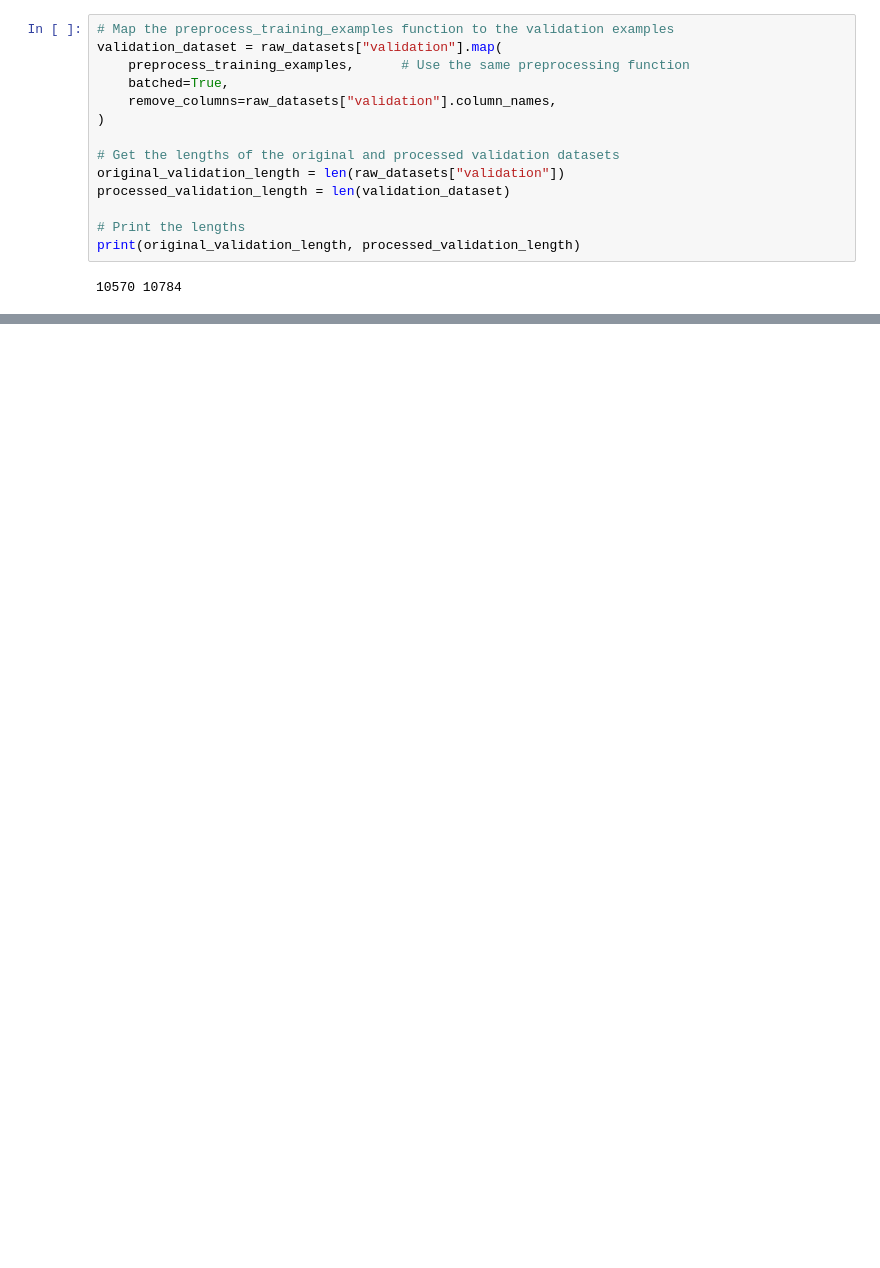
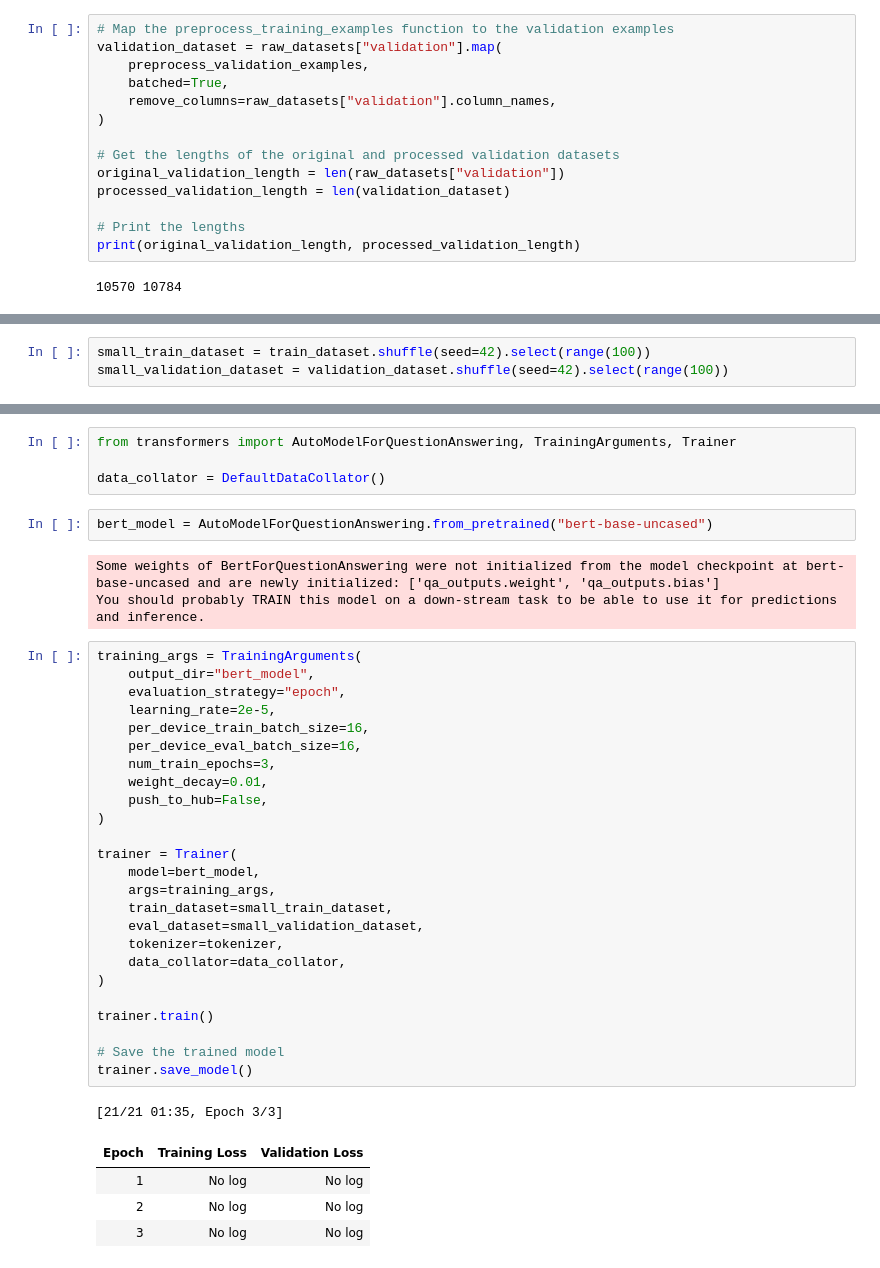
Before and after one commit to winsonchow/SQuAD-question-answering, a Jupyter notebook: SQuAD-question-answering.ipynb, the cells around one changed output, grey strips where cells are left out. Cells and saved outputs as stored; diff of their text form; blank space fills up the shorter version.

Commit message:
Implemented BERT model

```diff
--- a/SQuAD-question-answering.ipynb
+++ b/SQuAD-question-answering.ipynb
@@ -433,7 +478,7 @@ print(original_dataset_length, processed_dataset_length)
 # %%
 # Map the preprocess_training_examples function to the validation examples
 validation_dataset = raw_datasets["validation"].map(
-    preprocess_training_examples,      # Use the same preprocessing function
+    preprocess_validation_examples,
     batched=True,
     remove_columns=raw_datasets["validation"].column_names,
 )
@@ -458,0 +496,3 @@ print(original_validation_length, processed_validation_length)
+# %%
+small_train_dataset = train_dataset.shuffle(seed=42).select(range(100))
+small_validation_dataset = validation_dataset.shuffle(seed=42).select(range(100))
@@ -462,0 +541,40 @@ print(original_validation_length, processed_validation_length)
+# %%
+from transformers import AutoModelForQuestionAnswering, TrainingArguments, Trainer
+
+data_collator = DefaultDataCollator()
+# %%
+bert_model = AutoModelForQuestionAnswering.from_pretrained("bert-base-uncased")
+# %% [output]
+Some weights of BertForQuestionAnswering were not initialized from the model checkpoint at bert-base-uncased and are newly initialized: ['qa_outputs.weight', 'qa_outputs.bias']
+You should probably TRAIN this model on a down-stream task to be able to use it for predictions and inference.
+# %%
+training_args = TrainingArguments(
+    output_dir="bert_model",
+    evaluation_strategy="epoch",
+    learning_rate=2e-5,
+    per_device_train_batch_size=16,
+    per_device_eval_batch_size=16,
+    num_train_epochs=3,
+    weight_decay=0.01,
+    push_to_hub=False,
+)
+
+trainer = Trainer(
+    model=bert_model,
+    args=training_args,
+    train_dataset=small_train_dataset,
+    eval_dataset=small_validation_dataset,
+    tokenizer=tokenizer,
+    data_collator=data_collator,
+)
+
+trainer.train()
+
+# Save the trained model
+trainer.save_model()
+# %% [output]
+[21/21 01:35, Epoch 3/3]
+| Epoch | Training Loss | Validation Loss |
+| 1 | No log | No log |
+| 2 | No log | No log |
+| 3 | No log | No log |
```
Also changed, not shown: parts of 21 cells of this notebook, 1 other file.
